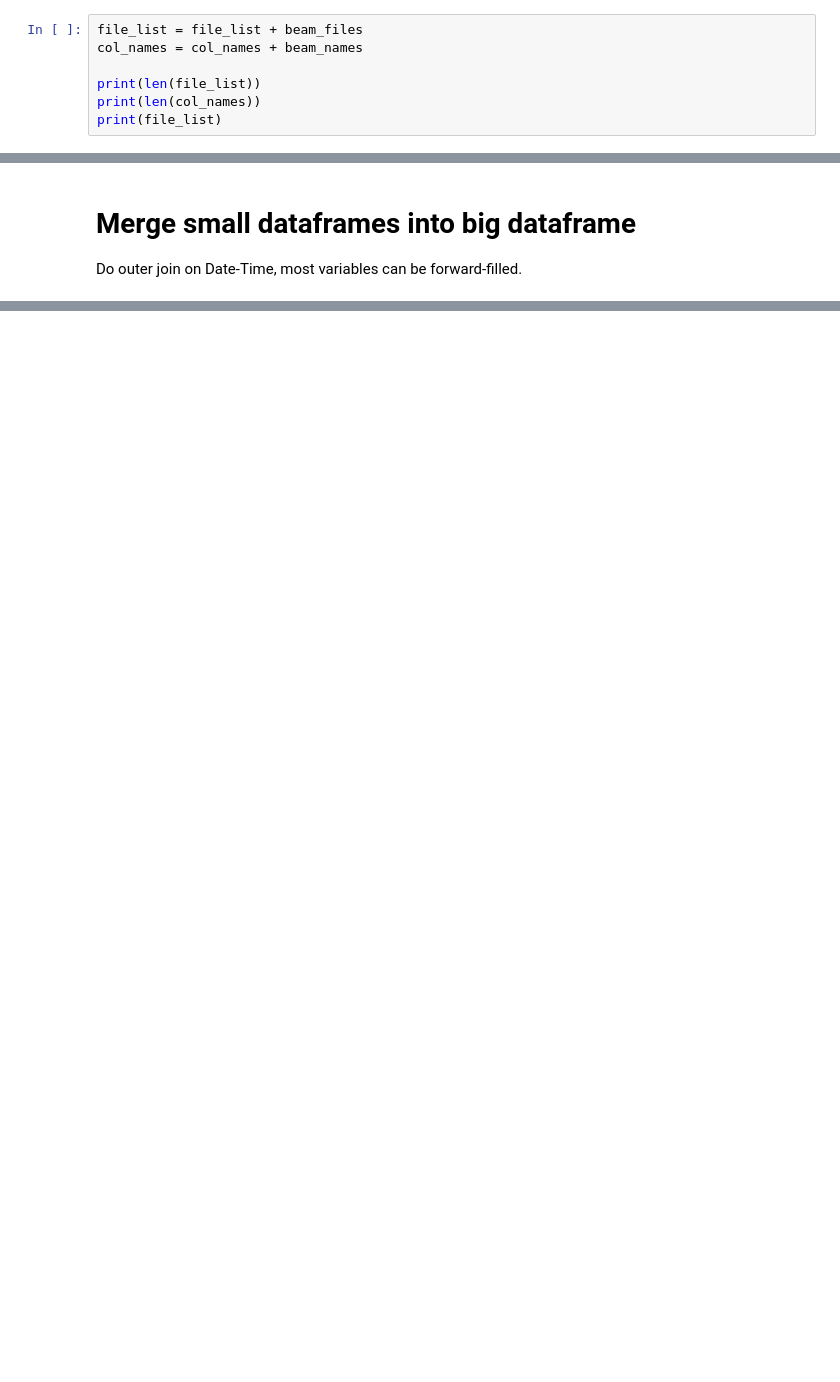
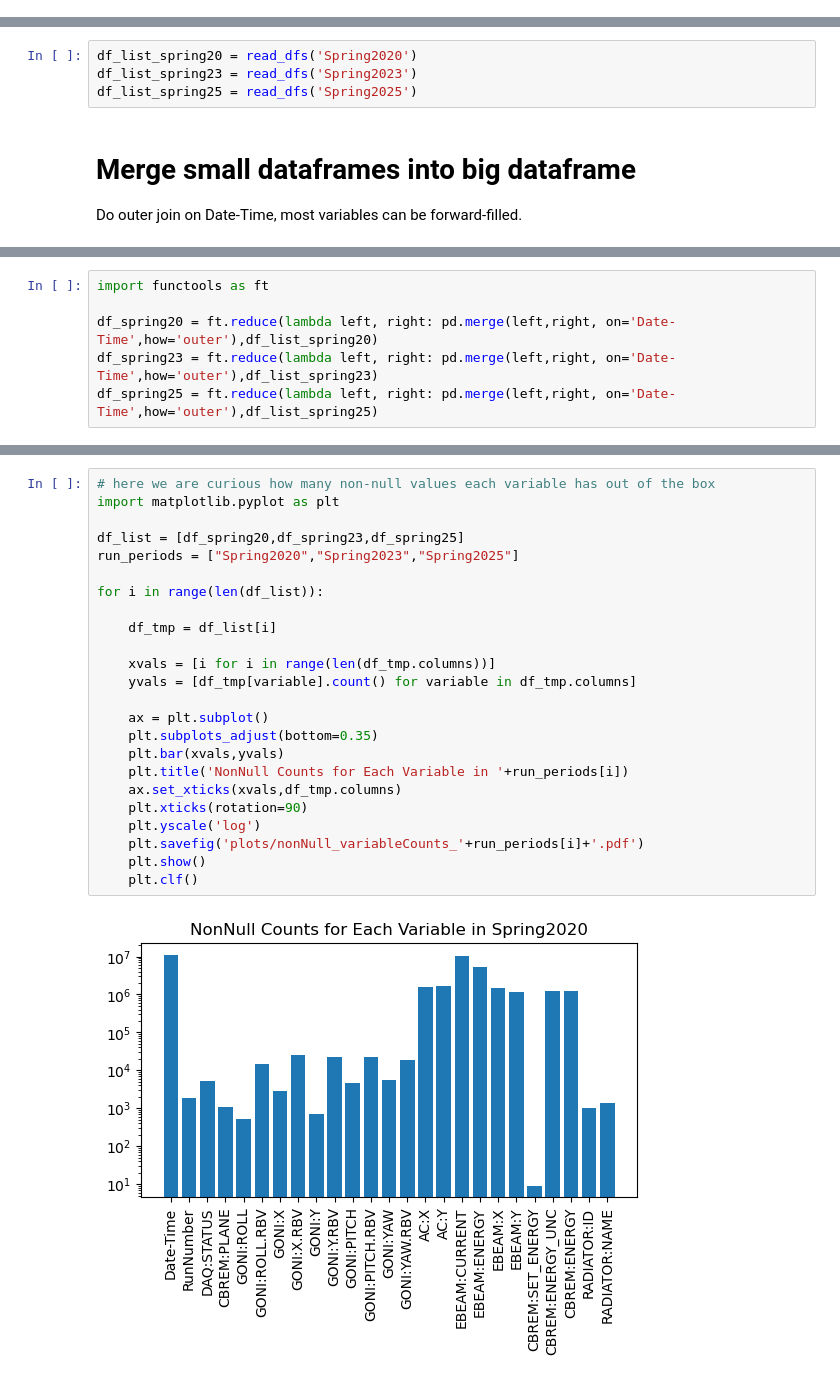
Before and after one commit to imoewi01/AIOP, a Jupyter notebook: merge_all_csv.ipynb, the cells around one changed output, grey strips where cells are left out. Cells and saved outputs as stored; diff of their text form; blank space fills up the shorter version.

```diff
--- a/merge_all_csv.ipynb
+++ b/merge_all_csv.ipynb
@@ -27,7 +8,0 @@ print(len(beam_names))
-# %%
-file_list = file_list + beam_files
-col_names = col_names + beam_names
-
-print(len(file_list))
-print(len(col_names))
-print(file_list)
@@ -69,3 +28,7 @@ None
+# %%
+df_list_spring20 = read_dfs('Spring2020')
+df_list_spring23 = read_dfs('Spring2023')
+df_list_spring25 = read_dfs('Spring2025')
 # %% [markdown]
 # Merge small dataframes into big dataframe
 Do outer join on Date-Time, most variables can be forward-filled.
@@ -495,0 +35,6 @@ print(time_diff.total_seconds())
+# %%
+import functools as ft
+
+df_spring20 = ft.reduce(lambda left, right: pd.merge(left,right, on='Date-Time',how='outer'),df_list_spring20)
+df_spring23 = ft.reduce(lambda left, right: pd.merge(left,right, on='Date-Time',how='outer'),df_list_spring23)
+df_spring25 = ft.reduce(lambda left, right: pd.merge(left,right, on='Date-Time',how='outer'),df_list_spring25)
@@ -495,0 +63,26 @@ print(time_diff.total_seconds())
+# %%
+# here we are curious how many non-null values each variable has out of the box
+import matplotlib.pyplot as plt
+
+df_list = [df_spring20,df_spring23,df_spring25]
+run_periods = ["Spring2020","Spring2023","Spring2025"]
+
+for i in range(len(df_list)):
+
+    df_tmp = df_list[i]
+
+    xvals = [i for i in range(len(df_tmp.columns))]
+    yvals = [df_tmp[variable].count() for variable in df_tmp.columns]
+
+    ax = plt.subplot()
+    plt.subplots_adjust(bottom=0.35)
+    plt.bar(xvals,yvals)
+    plt.title('NonNull Counts for Each Variable in '+run_periods[i])
+    ax.set_xticks(xvals,df_tmp.columns)
+    plt.xticks(rotation=90)
+    plt.yscale('log')
+    plt.savefig('plots/nonNull_variableCounts_'+run_periods[i]+'.pdf')
+    plt.show()
+    plt.clf()
+# %% [output]
+[figure, added]
```
Also changed, not shown: parts of 71 cells of this notebook, 6 other files.
